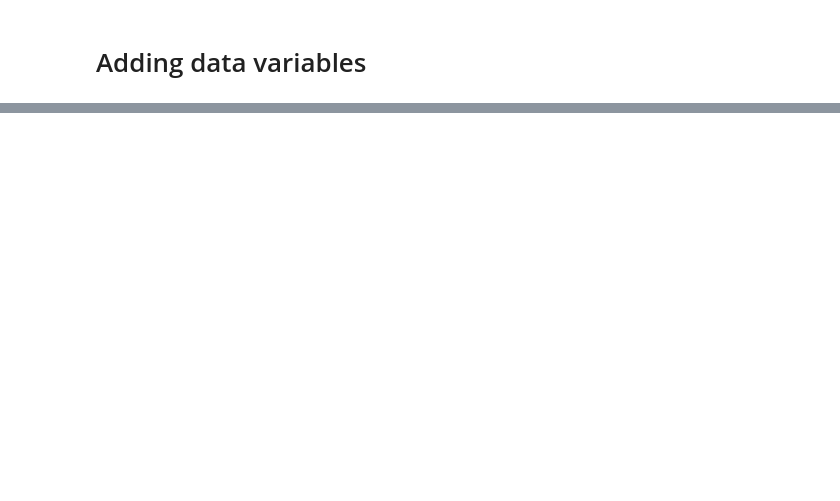
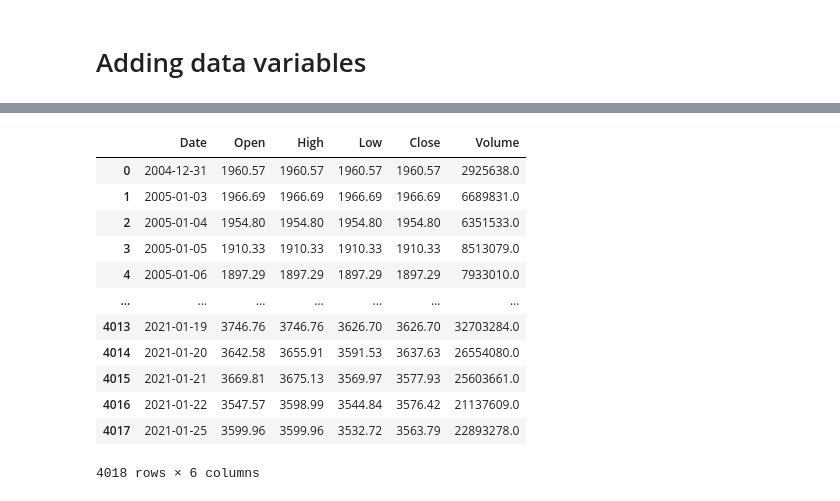
Before and after one commit to BartoszSzablowski/Forecasting-changes-on-the-stock-by-day, a Jupyter notebook: Prepare_data.ipynb, the cells around one changed output, grey strips where cells are left out. Drawn from its saved outputs; the diff is of its cells as text; code cells hidden in the pictures; blank space fills up the shorter version.

```diff
--- a/Prepare_data.ipynb
+++ b/Prepare_data.ipynb
@@ -110,0 +139,16 @@ wig20_dy_d
+# %%
+wig20tr_d
+# %% [output]
+|  | Date | Open | High | Low | Close | Volume |
+| 0 | 2004-12-31 | 1960.57 | 1960.57 | 1960.57 | 1960.57 | 2925638.0 |
+| 1 | 2005-01-03 | 1966.69 | 1966.69 | 1966.69 | 1966.69 | 6689831.0 |
+| 2 | 2005-01-04 | 1954.80 | 1954.80 | 1954.80 | 1954.80 | 6351533.0 |
+| 3 | 2005-01-05 | 1910.33 | 1910.33 | 1910.33 | 1910.33 | 8513079.0 |
+| 4 | 2005-01-06 | 1897.29 | 1897.29 | 1897.29 | 1897.29 | 7933010.0 |
+| ... | ... | ... | ... | ... | ... | ... |
+| 4013 | 2021-01-19 | 3746.76 | 3746.76 | 3626.70 | 3626.70 | 32703284.0 |
+| 4014 | 2021-01-20 | 3642.58 | 3655.91 | 3591.53 | 3637.63 | 26554080.0 |
+| 4015 | 2021-01-21 | 3669.81 | 3675.13 | 3569.97 | 3577.93 | 25603661.0 |
+| 4016 | 2021-01-22 | 3547.57 | 3598.99 | 3544.84 | 3576.42 | 21137609.0 |
+| 4017 | 2021-01-25 | 3599.96 | 3599.96 | 3532.72 | 3563.79 | 22893278.0 |
+4018 rows × 6 columns
```
Also changed, not shown: parts of 9 cells of this notebook, 11 other files.
